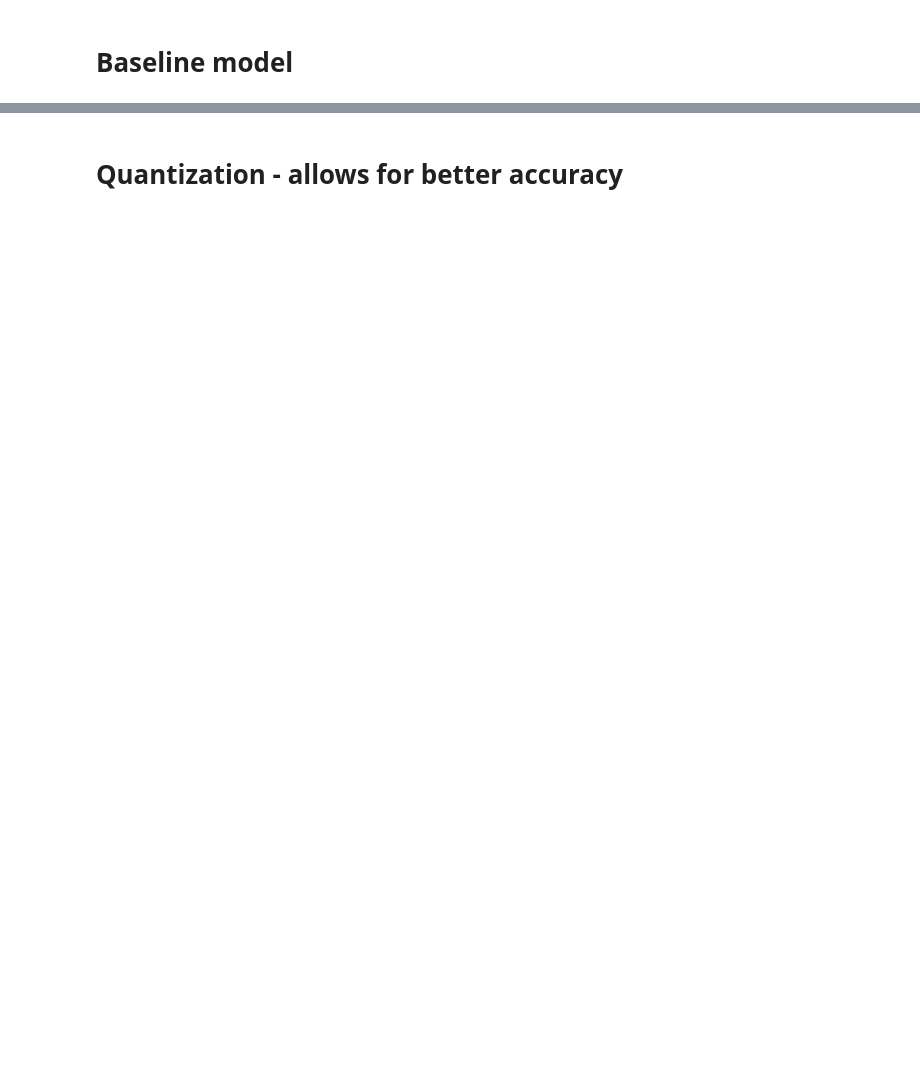
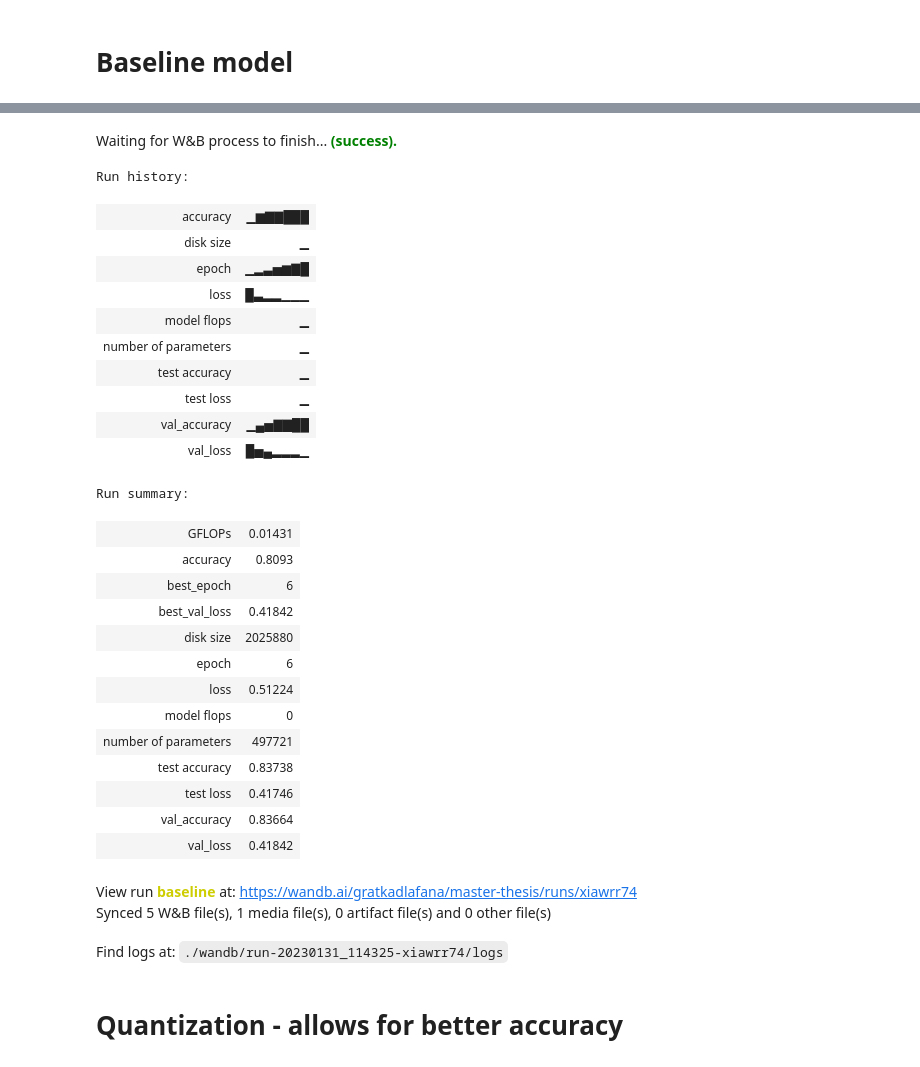
Before and after one commit to WestedCrean/master-thesis, a Jupyter notebook: notebooks/baseline_phcd-pruning.ipynb, the cells around one changed output, grey strips where cells are left out. Cells and saved outputs as stored; diff of their text form; code cells hidden in the pictures; blank space fills up the shorter version.

```diff
--- a/notebooks/baseline_phcd-pruning.ipynb
+++ b/notebooks/baseline_phcd-pruning.ipynb
@@ -254,12 +365,13 @@ tf.keras.models.save_model(model, 'model_baseline.h5', include_optimizer=False)
 # %%
-# calculate model size on disk, flops and number of parameters
-
-flops = get_gflops('model_baseline.h5')
-disk_size = calculate_model_size_on_disk('model_baseline.h5')
-num_parameters = calculate_model_num_parameters(model)
-
 # evaluate model on ds_test and log to wandb
 test_loss_before, test_acc_before = model.evaluate(ds_test)
+
+# calculate model size on disk, flops and number of parameters
+# flops = calculate_gflops(model)
+flops = 0
+num_parameters = calculate_model_num_parameters(model)
+disk_size = calculate_model_size_on_disk('model_baseline.h5')
+
 
 data_to_log = {
     "test loss": test_loss_before,
@@ -271,3 +383,4 @@ data_to_log = {
 print(data_to_log)
 wandb.log(data_to_log)
 run.finish()
+# %% [output]
@@ -274,3 +389,32 @@ run.finish()
+Waiting for W&B process to finish... (success).
+Run history:
+| accuracy | ▁▆▇▇███ |
+| disk size | ▁ |
+| epoch | ▁▂▃▅▆▇█ |
+| loss | █▃▂▂▁▁▁ |
+| model flops | ▁ |
+| number of parameters | ▁ |
+| test accuracy | ▁ |
+| test loss | ▁ |
+| val_accuracy | ▁▄▅▇▇██ |
+| val_loss | █▅▄▂▂▂▁ |
+Run summary:
+| GFLOPs | 0.01431 |
+| accuracy | 0.8093 |
+| best_epoch | 6 |
+| best_val_loss | 0.41842 |
+| disk size | 2025880 |
+| epoch | 6 |
+| loss | 0.51224 |
+| model flops | 0 |
+| number of parameters | 497721 |
+| test accuracy | 0.83738 |
+| test loss | 0.41746 |
+| val_accuracy | 0.83664 |
+| val_loss | 0.41842 |
+View run baseline at: https://wandb.ai/gratkadlafana/master-thesis/runs/xiawrr74
+Synced 5 W&B file(s), 1 media file(s), 0 artifact file(s) and 0 other file(s)
+Find logs at: ./wandb/run-20230131_114325-xiawrr74/logs
 # %% [markdown]
 # Quantization - allows for better accuracy
 # %%
```
Also changed, not shown: parts of 19 cells of this notebook, 14 other files.
